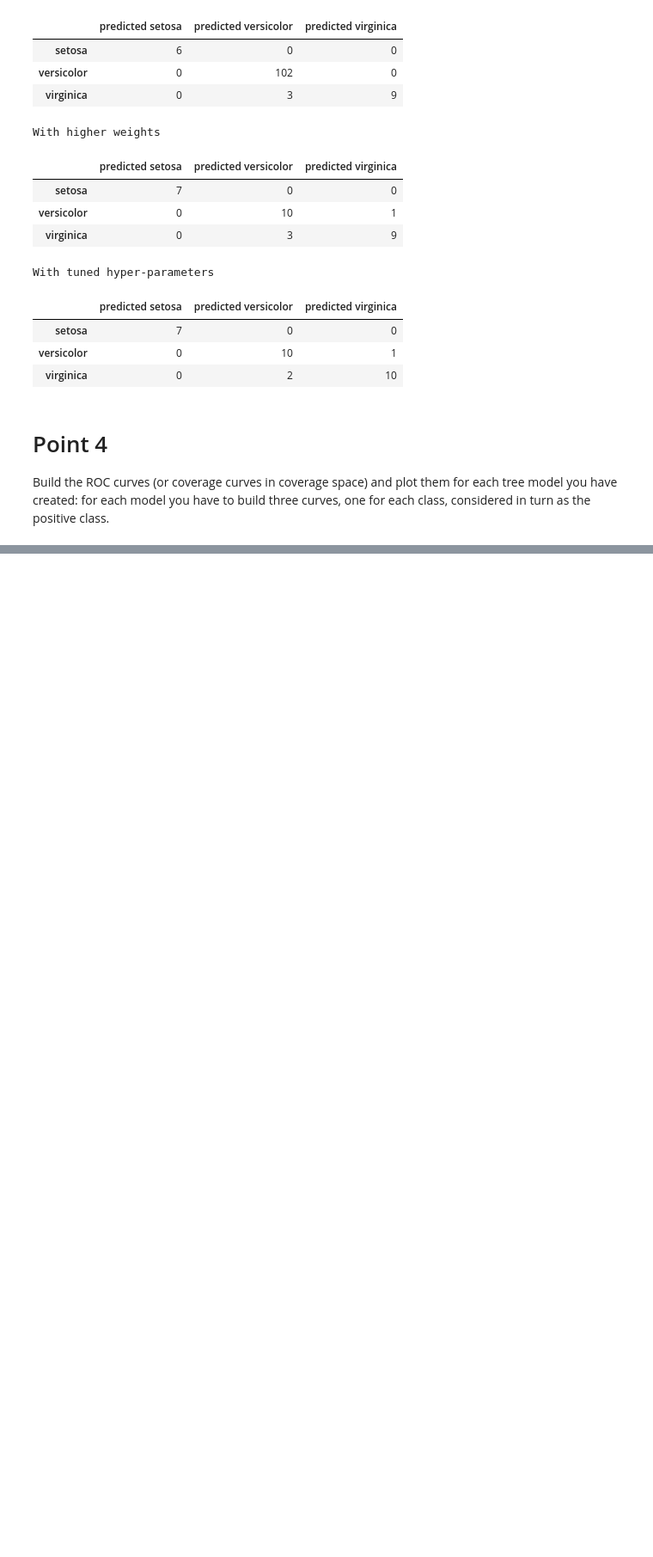
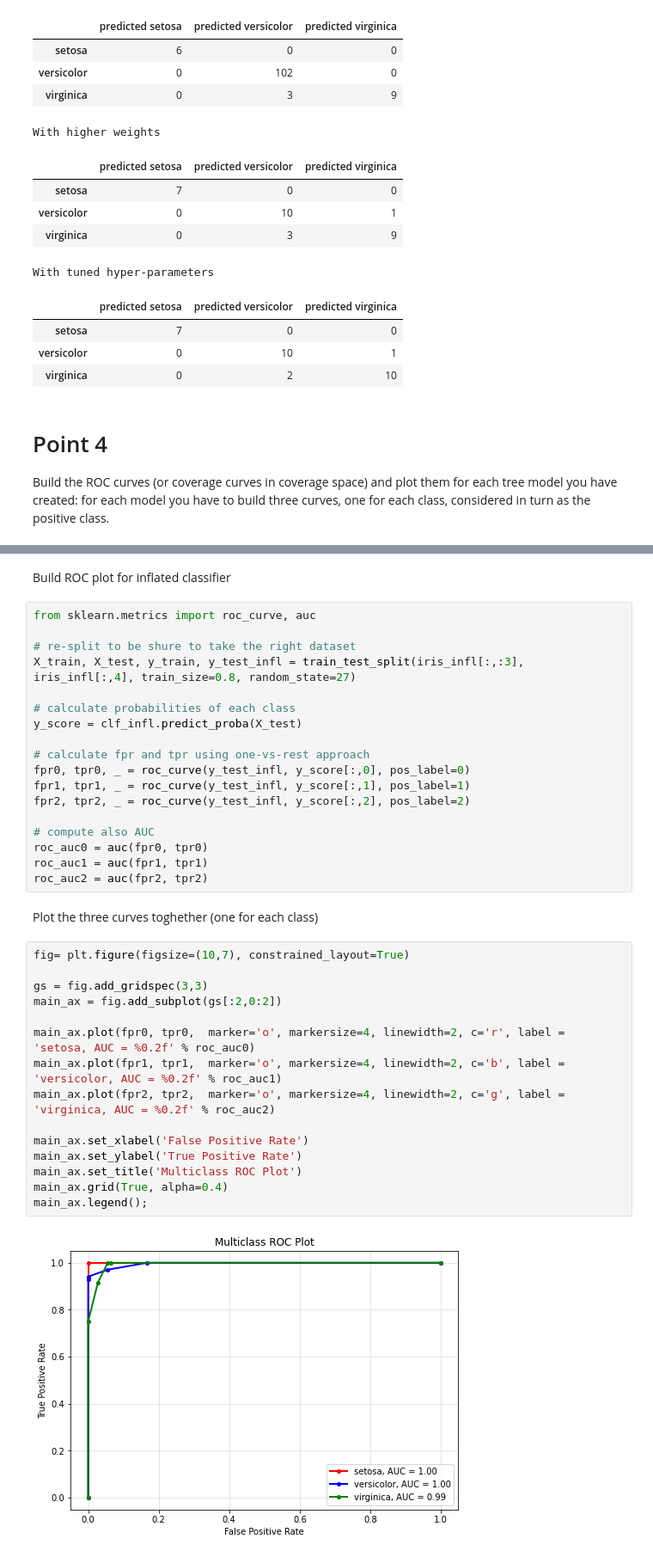
Before and after one commit to PietroPettinato/AAUT, a Jupyter notebook: 1 - Learning Trees/classification_iris_aa_21_22.ipynb, the cells around one changed output, grey strips where cells are left out. Shown at 86% size. Saved outputs shown, nothing was run; the diff lists cells and outputs as text; blank space fills up the shorter version.

```diff
--- a/1 - Learning Trees/classification_iris_aa_21_22.ipynb
+++ b/1 - Learning Trees/classification_iris_aa_21_22.ipynb
@@ -460,0 +464,39 @@ Build the ROC curves (or coverage curves in coverage space) and plot them for ea
+# %% [markdown]
+Build ROC plot for inflated classifier
+# %%
+from sklearn.metrics import roc_curve, auc
+
+# re-split to be shure to take the right dataset
+X_train, X_test, y_train, y_test_infl = train_test_split(iris_infl[:,:3], iris_infl[:,4], train_size=0.8, random_state=27)
+
+# calculate probabilities of each class
+y_score = clf_infl.predict_proba(X_test)
+
+# calculate fpr and tpr using one-vs-rest approach
+fpr0, tpr0, _ = roc_curve(y_test_infl, y_score[:,0], pos_label=0)
+fpr1, tpr1, _ = roc_curve(y_test_infl, y_score[:,1], pos_label=1)
+fpr2, tpr2, _ = roc_curve(y_test_infl, y_score[:,2], pos_label=2)
+
+# compute also AUC
+roc_auc0 = auc(fpr0, tpr0)
+roc_auc1 = auc(fpr1, tpr1)
+roc_auc2 = auc(fpr2, tpr2)
+# %% [markdown]
+Plot the three curves toghether (one for each class)
+# %%
+fig= plt.figure(figsize=(10,7), constrained_layout=True)
+
+gs = fig.add_gridspec(3,3)
+main_ax = fig.add_subplot(gs[:2,0:2])
+
+main_ax.plot(fpr0, tpr0,  marker='o', markersize=4, linewidth=2, c='r', label = 'setosa, AUC = %0.2f' % roc_auc0)
+main_ax.plot(fpr1, tpr1,  marker='o', markersize=4, linewidth=2, c='b', label = 'versicolor, AUC = %0.2f' % roc_auc1)
+main_ax.plot(fpr2, tpr2,  marker='o', markersize=4, linewidth=2, c='g', label = 'virginica, AUC = %0.2f' % roc_auc2)
+
+main_ax.set_xlabel('False Positive Rate')
+main_ax.set_ylabel('True Positive Rate')
+main_ax.set_title('Multiclass ROC Plot')
+main_ax.grid(True, alpha=0.4)
+main_ax.legend();
+# %% [output]
+[figure, added]
```
Also changed, not shown: parts of 10 cells of this notebook.
